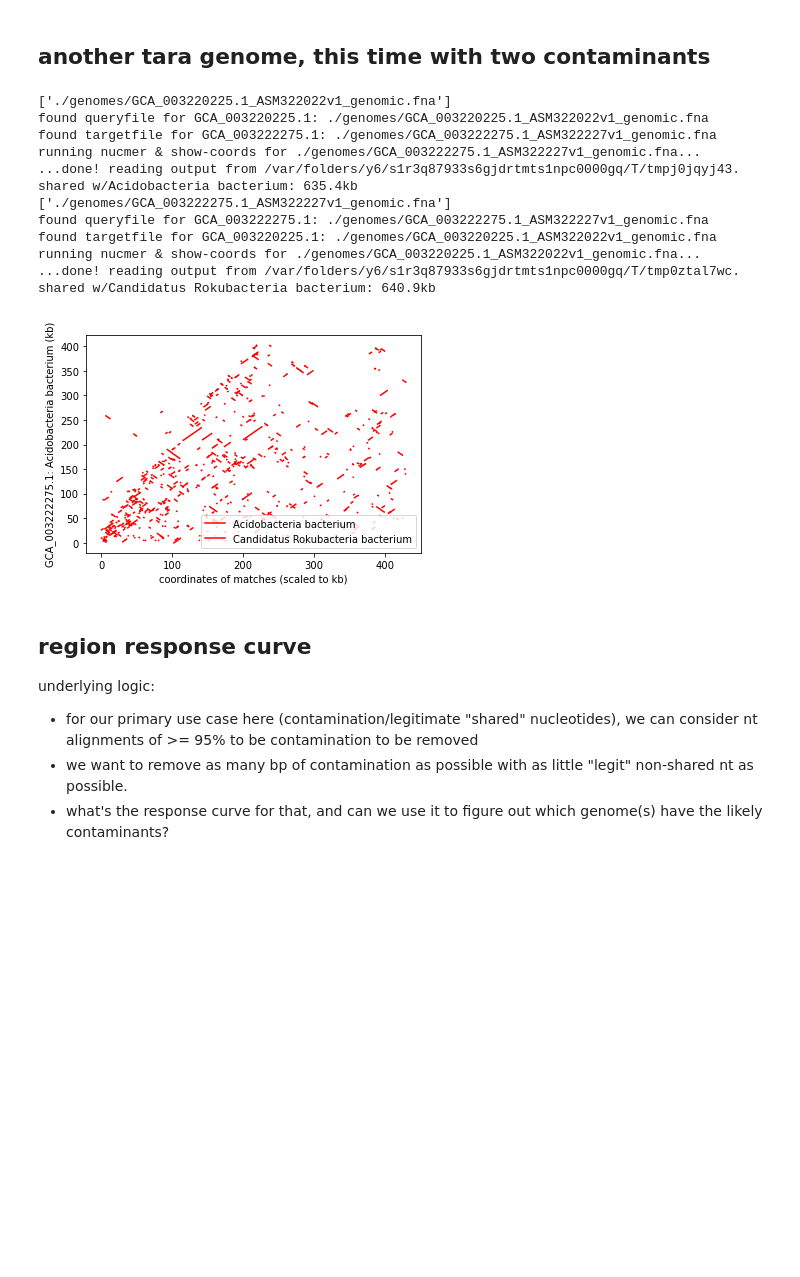
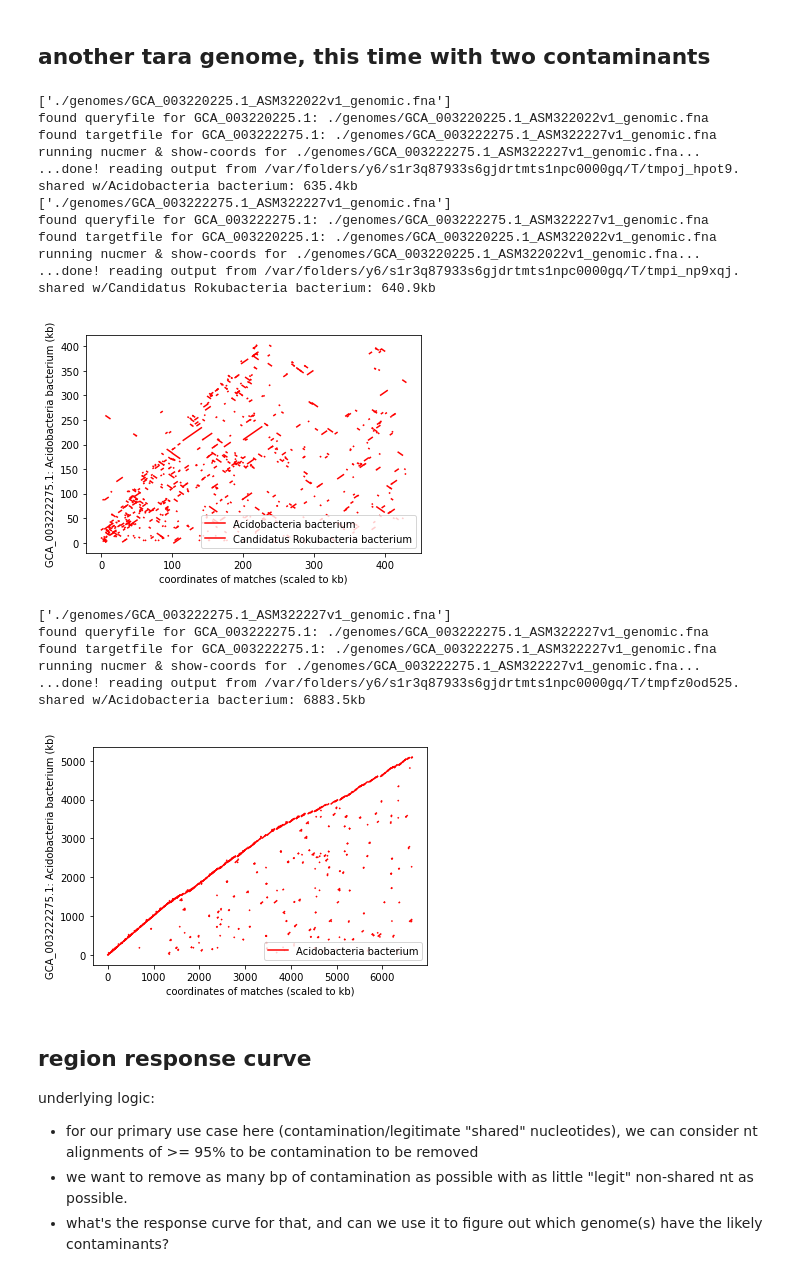
Before and after one commit to ctb/2020-stacked-dot-plots, a Jupyter notebook: single-genome-report.ipynb, the cells around one changed output. Cells and saved outputs as stored; diff of their text form; code cells hidden in the pictures; blank space fills up the shorter version.

```diff
--- a/single-genome-report.ipynb
+++ b/single-genome-report.ipynb
@@ -41,7 +41,7 @@ if 1:
                              'list.csv', './genomes')
     _ = dotplot()
 
-if 1:
+if 0:
     dotplot2 = StackedDotPlot('GCA_003222275.1',
                              ['GCA_003220225.1'],
                              'list.csv', './genomes')
@@ -51,20 +51,29 @@ if 1:
 found queryfile for GCA_003220225.1: ./genomes/GCA_003220225.1_ASM322022v1_genomic.fna
 found targetfile for GCA_003222275.1: ./genomes/GCA_003222275.1_ASM322227v1_genomic.fna
 running nucmer & show-coords for ./genomes/GCA_003222275.1_ASM322227v1_genomic.fna...
-...done! reading output from /var/folders/y6/s1r3q87933s6gjdrtmts1npc0000gq/T/tmpj0jqyj43.
+...done! reading output from /var/folders/y6/s1r3q87933s6gjdrtmts1npc0000gq/T/tmpoj_hpot9.
 shared w/Acidobacteria bacterium: 635.4kb
 ['./genomes/GCA_003222275.1_ASM322227v1_genomic.fna']
 found queryfile for GCA_003222275.1: ./genomes/GCA_003222275.1_ASM322227v1_genomic.fna
 found targetfile for GCA_003220225.1: ./genomes/GCA_003220225.1_ASM322022v1_genomic.fna
 running nucmer & show-coords for ./genomes/GCA_003220225.1_ASM322022v1_genomic.fna...
-...done! reading output from /var/folders/y6/s1r3q87933s6gjdrtmts1npc0000gq/T/tmp0ztal7wc.
+...done! reading output from /var/folders/y6/s1r3q87933s6gjdrtmts1npc0000gq/T/tmpi_np9xqj.
 shared w/Candidatus Rokubacteria bacterium: 640.9kb
 [figure]
 # %%
-#dotplot = StackedDotPlot('GCA_003222275.1',
-#                         ['GCA_003222275.1',],
-#                         'list.csv', './genomes')
-#_ = dotplot()
+if 1:
+    dotplot = StackedDotPlot('GCA_003222275.1',
+                         ['GCA_003222275.1',],
+                         'list.csv', './genomes', use_mashmap=False)
+    _ = dotplot()
+# %% [output]
+['./genomes/GCA_003222275.1_ASM322227v1_genomic.fna']
+found queryfile for GCA_003222275.1: ./genomes/GCA_003222275.1_ASM322227v1_genomic.fna
+found targetfile for GCA_003222275.1: ./genomes/GCA_003222275.1_ASM322227v1_genomic.fna
+running nucmer & show-coords for ./genomes/GCA_003222275.1_ASM322227v1_genomic.fna...
+...done! reading output from /var/folders/y6/s1r3q87933s6gjdrtmts1npc0000gq/T/tmpfz0od525.
+shared w/Acidobacteria bacterium: 6883.5kb
+[figure, added]
 # %% [markdown]
 ## region response curve
 
```
Also changed, not shown: parts of 2 cells of this notebook, 1 other file.
